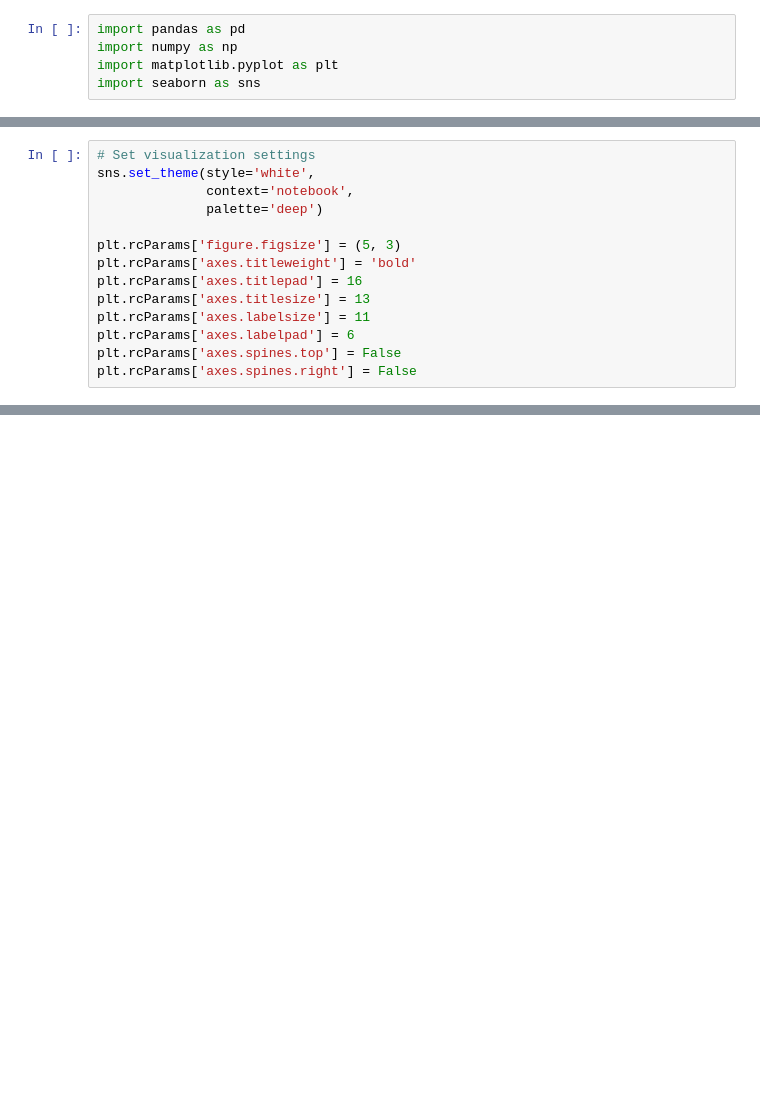
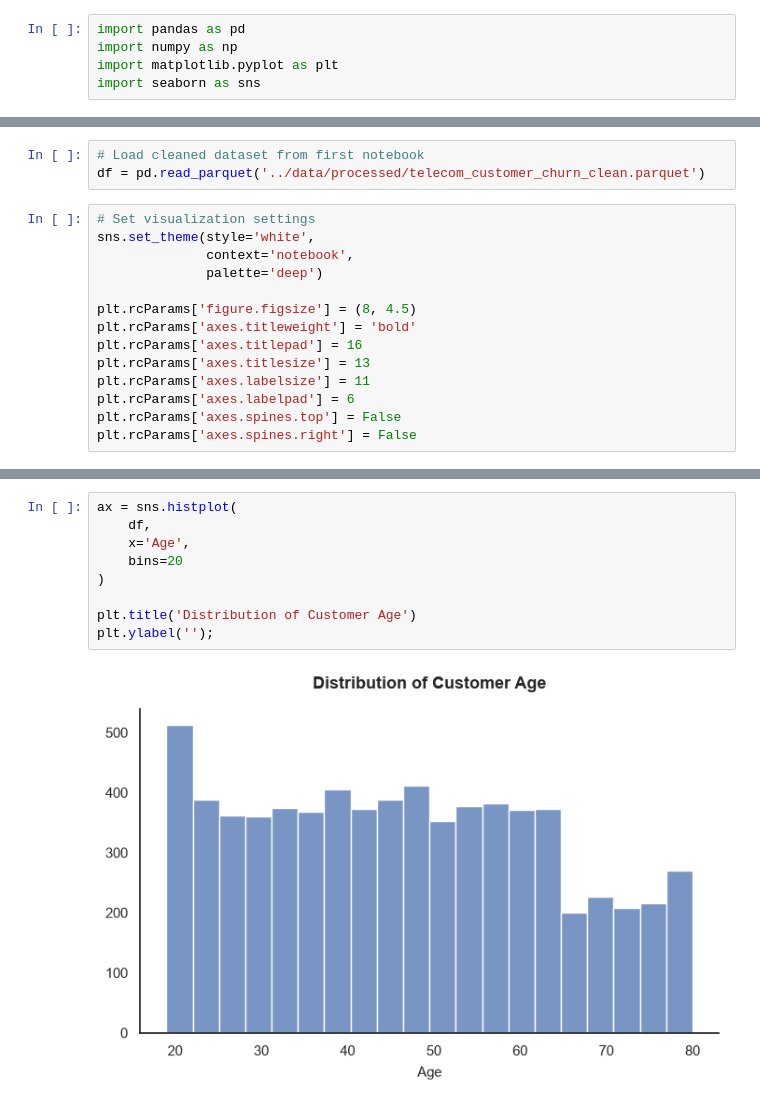
Before and after one commit to pendergataxel/telecom-customer-churn-analysis, a Jupyter notebook: notebooks/02_univariate_analysis.ipynb, the cells around one changed output, grey strips where cells are left out. Saved outputs shown, nothing was run; the diff lists cells and outputs as text; blank space fills up the shorter version.

```diff
--- a/notebooks/02_univariate_analysis.ipynb
+++ b/notebooks/02_univariate_analysis.ipynb
@@ -25,14 +21,0 @@ churn_df = pd.read_parquet('../data/processed/telecom_customer_churn_clean.parqu
-# %%
-# Set visualization settings
-sns.set_theme(style='white',
-              context='notebook',
-              palette='deep')
-
-plt.rcParams['figure.figsize'] = (5, 3)
-plt.rcParams['axes.titleweight'] = 'bold'
-plt.rcParams['axes.titlepad'] = 16
-plt.rcParams['axes.titlesize'] = 13
-plt.rcParams['axes.labelsize'] = 11
-plt.rcParams['axes.labelpad'] = 6
-plt.rcParams['axes.spines.top'] = False
-plt.rcParams['axes.spines.right'] = False
@@ -1020,0 +22,17 @@ Name: count, dtype: int64
+# %%
+# Load cleaned dataset from first notebook
+df = pd.read_parquet('../data/processed/telecom_customer_churn_clean.parquet')
+# %%
+# Set visualization settings
+sns.set_theme(style='white',
+              context='notebook',
+              palette='deep')
+
+plt.rcParams['figure.figsize'] = (8, 4.5)
+plt.rcParams['axes.titleweight'] = 'bold'
+plt.rcParams['axes.titlepad'] = 16
+plt.rcParams['axes.titlesize'] = 13
+plt.rcParams['axes.labelsize'] = 11
+plt.rcParams['axes.labelpad'] = 6
+plt.rcParams['axes.spines.top'] = False
+plt.rcParams['axes.spines.right'] = False
@@ -1020,0 +124,11 @@ Name: count, dtype: int64
+# %%
+ax = sns.histplot(
+    df,
+    x='Age',
+    bins=20
+)
+
+plt.title('Distribution of Customer Age')
+plt.ylabel('');
+# %% [output]
+[figure, added]
```
Also changed, not shown: parts of 145 cells of this notebook, 2 other files.
